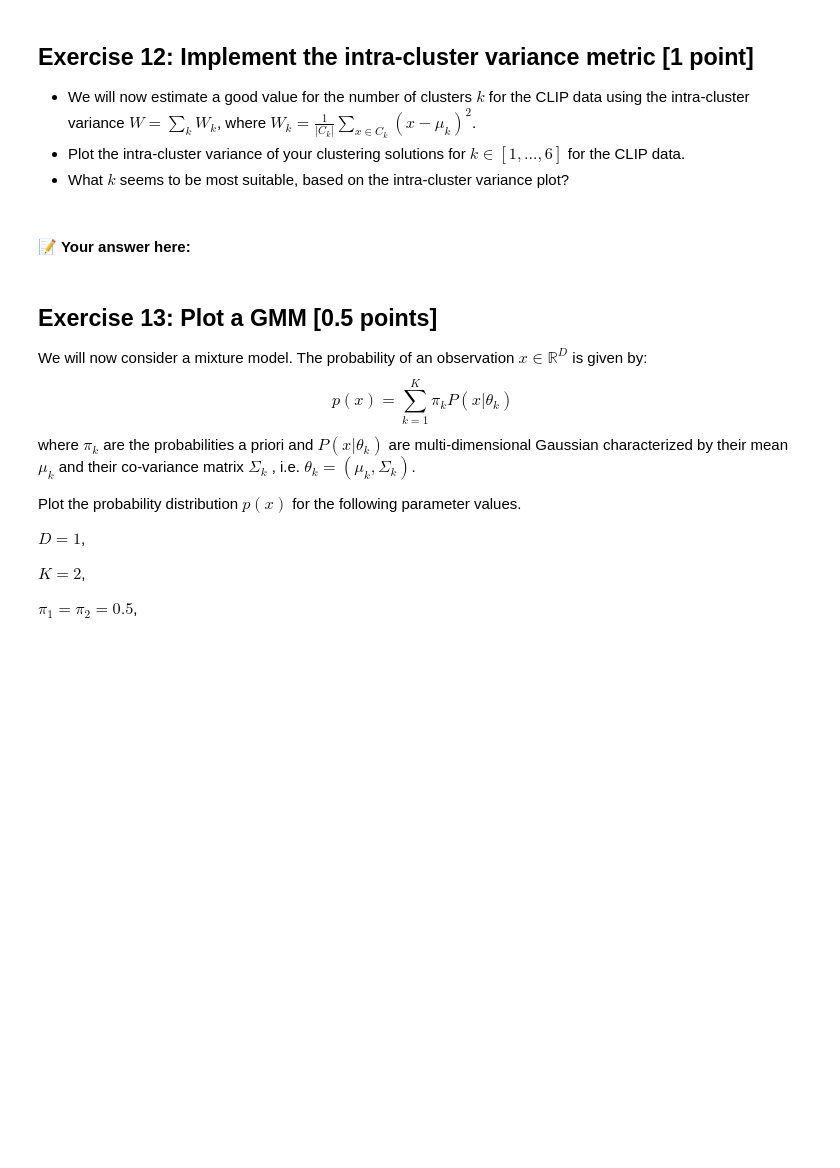
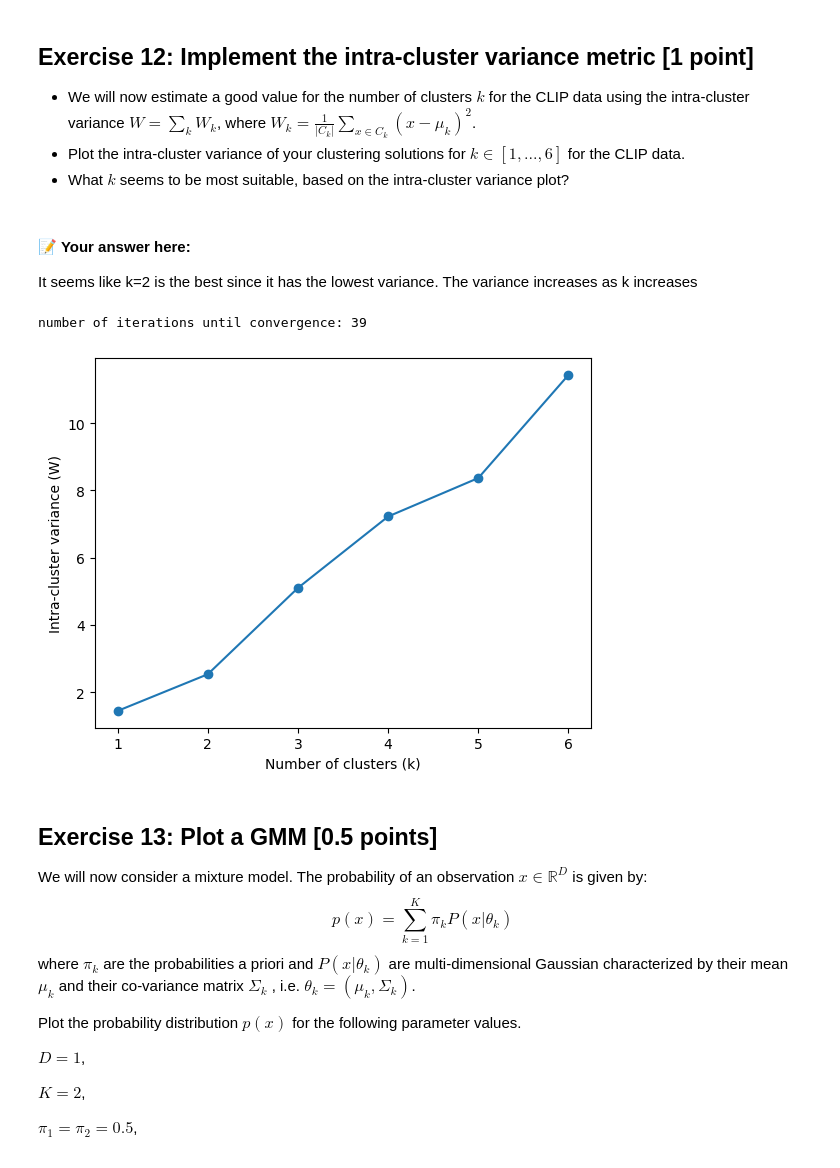
Before and after one commit to maximiliann97/TDA233-Algoritms-ML, a Jupyter notebook: HW3_2023.ipynb, the cells around one changed output. Drawn from its saved outputs; the diff is of its cells as text; code cells hidden in the pictures; blank space fills up the shorter version.

```diff
--- a/HW3_2023.ipynb
+++ b/HW3_2023.ipynb
@@ -1330,7 +1330,7 @@ def k_means(X, k, max_iter=1000):
 
         iter_count += 1
 
-    return labels
+    return labels, centroids
 # %% [markdown]
 ## Exercise 11: Run your K means implementation [1 point]
 
@@ -1389,8 +1389,37 @@ plot_kmean(cluster_data[['frcnn_pca_1', 'frcnn_pca_2']], k)
 * We will now estimate a good value for the number of clusters $k$ for the CLIP data using the intra-cluster variance $W=\sum_k W_k$, where $W_k = \frac{1}{|C_k|} \sum_{x\in C_k}(x-\mu_k)^2$.
 * Plot the intra-cluster variance of your clustering solutions for $k \in [1,...,6]$ for the CLIP data.
 * What $k$ seems to be most suitable, based on the intra-cluster variance plot?
-# %% [markdown]
-#### 📝 Your answer here:
+# %% [markdown]
+#### 📝 Your answer here:
+It seems like k=2 is the best since it has the lowest variance. The variance increases as k increases
+# %%
+import numpy as np
+import matplotlib.pyplot as plt
+
+# Load the CLIP data
+data = cluster_data[['clip_pca_1', 'clip_pca_2']]
+
+# Compute the intra-cluster variance for k values from 1 to 6
+W = []
+X = data.to_numpy()
+k = 7
+labels, centroids = k_means(X, k, max_iter=100)
+for k in range(1, 7):
+    w = 0
+    for j in range(k):
+        class_idx = np.where(labels == j)[0]
+        data = X[class_idx]
+        w += np.sum((data - centroids[j])**2)
+    W.append(w)
+
+# Plot the intra-cluster variance as a function of k
+plt.plot(range(1, 7), W, marker='o')
+plt.xlabel('Number of clusters (k)')
+plt.ylabel('Intra-cluster variance (W)')
+plt.show()
+# %% [output]
+number of iterations until convergence: 39
+[figure, added]
 # %% [markdown]
 ## Exercise 13: Plot a GMM [0.5 points]
 
```
Also changed, not shown: parts of 1 cell of this notebook.
